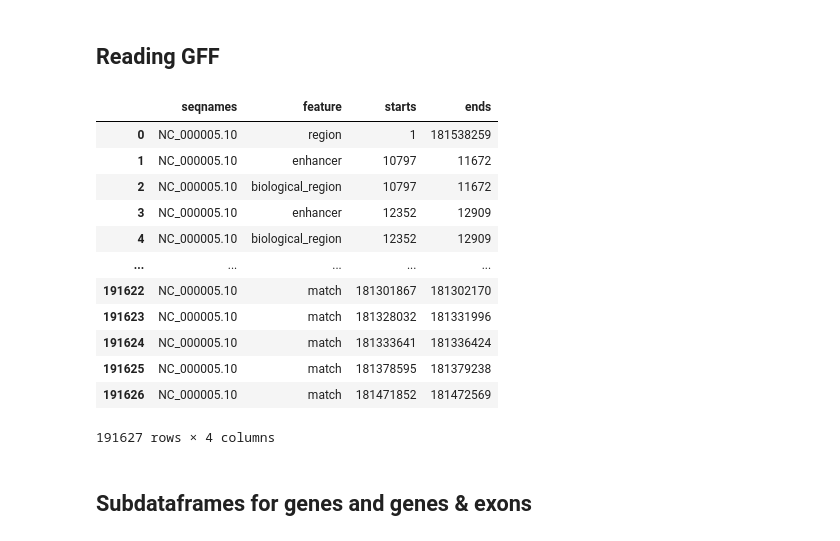
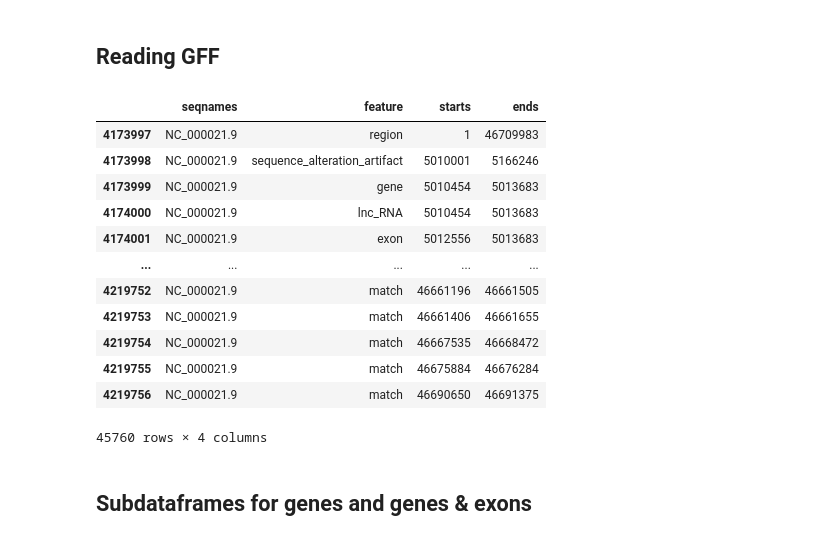
Before and after one commit to JoseSanchezVillicana/Mutations-mapping-to-Genomic-Regions, a Jupyter notebook: bin/mapping.ipynb, the cells around one changed output. Drawn from its saved outputs; the diff is of its cells as text; code cells hidden in the pictures.

```diff
--- a/bin/mapping.ipynb
+++ b/bin/mapping.ipynb
@@ -97,24 +125,26 @@ def get_intergenic_regions(genes_df: pd.DataFrame) -> pd.DataFrame:
 ## Reading GFF
 # %%
 # Ruta al archivo GTF
-archivo_gtf = "./../data/trimmed_chr5.gff"
+# archivo_gtf = "./../data/trimmed_chr5.gff"
+archivo_gtf = "./../data/GRCH38.p14_trimmed.gff"
 
 # Cargar el archivo GTF en un DataFrame de pandas
 gtf_df = load_gff(archivo_gtf)
+gtf_df = gtf_df[gtf_df["seqnames"] == 'NC_000021.9']
 gtf_df
 # %% [output]
 |  | seqnames | feature | starts | ends |
-| 0 | NC_000005.10 | region | 1 | 181538259 |
-| 1 | NC_000005.10 | enhancer | 10797 | 11672 |
-| 2 | NC_000005.10 | biological_region | 10797 | 11672 |
-| 3 | NC_000005.10 | enhancer | 12352 | 12909 |
-| 4 | NC_000005.10 | biological_region | 12352 | 12909 |
+| 4173997 | NC_000021.9 | region | 1 | 46709983 |
+| 4173998 | NC_000021.9 | sequence_alteration_artifact | 5010001 | 5166246 |
+| 4173999 | NC_000021.9 | gene | 5010454 | 5013683 |
+| 4174000 | NC_000021.9 | lnc_RNA | 5010454 | 5013683 |
+| 4174001 | NC_000021.9 | exon | 5012556 | 5013683 |
 | ... | ... | ... | ... | ... |
-| 191622 | NC_000005.10 | match | 181301867 | 181302170 |
-| 191623 | NC_000005.10 | match | 181328032 | 181331996 |
-| 191624 | NC_000005.10 | match | 181333641 | 181336424 |
-| 191625 | NC_000005.10 | match | 181378595 | 181379238 |
-| 191626 | NC_000005.10 | match | 181471852 | 181472569 |
+| 4219752 | NC_000021.9 | match | 46661196 | 46661505 |
+| 4219753 | NC_000021.9 | match | 46661406 | 46661655 |
+| 4219754 | NC_000021.9 | match | 46667535 | 46668472 |
+| 4219755 | NC_000021.9 | match | 46675884 | 46676284 |
+| 4219756 | NC_000021.9 | match | 46690650 | 46691375 |
-191627 rows × 4 columns
+45760 rows × 4 columns
 # %% [markdown]
 ## Subdataframes for genes and genes & exons
```
Also changed, not shown: parts of 11 cells of this notebook, 1 other file.
